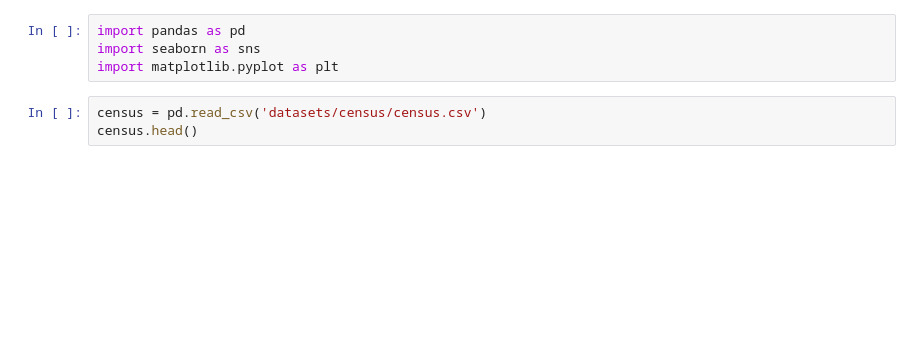
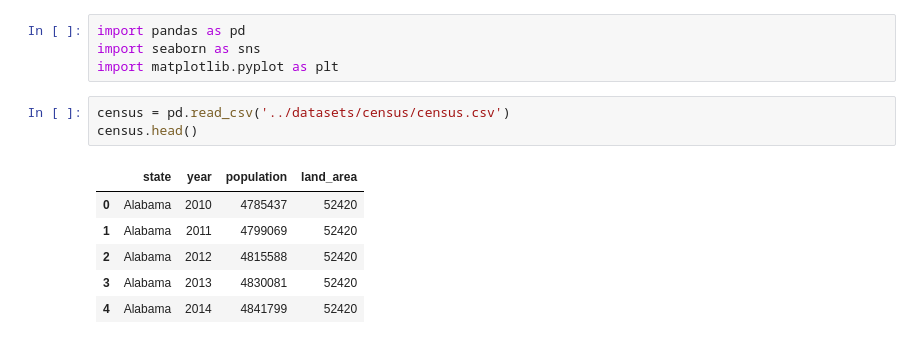
Before and after one commit to stringfestdata/advancing-into-analytics-book, a Jupyter notebook: exercise-solutions/ch-12-solutions.ipynb, the cells around one changed output. Cells and saved outputs as stored; diff of their text form; blank space fills up the shorter version.

```diff
--- a/exercise-solutions/ch-12-solutions.ipynb
+++ b/exercise-solutions/ch-12-solutions.ipynb
@@ -3,6 +3,13 @@ import pandas as pd
 import seaborn as sns
 import matplotlib.pyplot as plt
 # %%
-census = pd.read_csv('datasets/census/census.csv')
+census = pd.read_csv('../datasets/census/census.csv')
 census.head()
+# %% [output]
+|  | state | year | population | land_area |
+| 0 | Alabama | 2010 | 4785437 | 52420 |
+| 1 | Alabama | 2011 | 4799069 | 52420 |
+| 2 | Alabama | 2012 | 4815588 | 52420 |
+| 3 | Alabama | 2013 | 4830081 | 52420 |
+| 4 | Alabama | 2014 | 4841799 | 52420 |
 # %%
```
Also changed, not shown: parts of 12 cells of this notebook, 4 other files.
